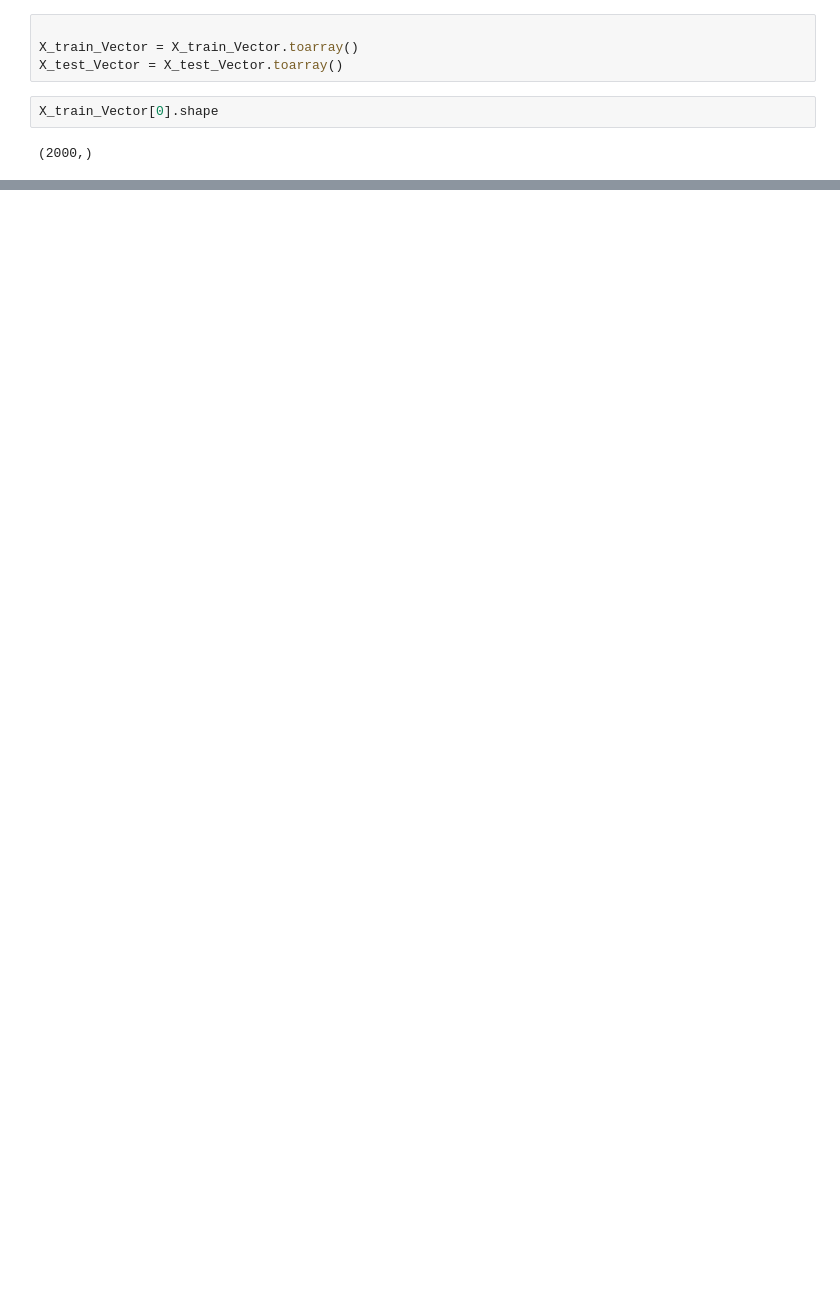
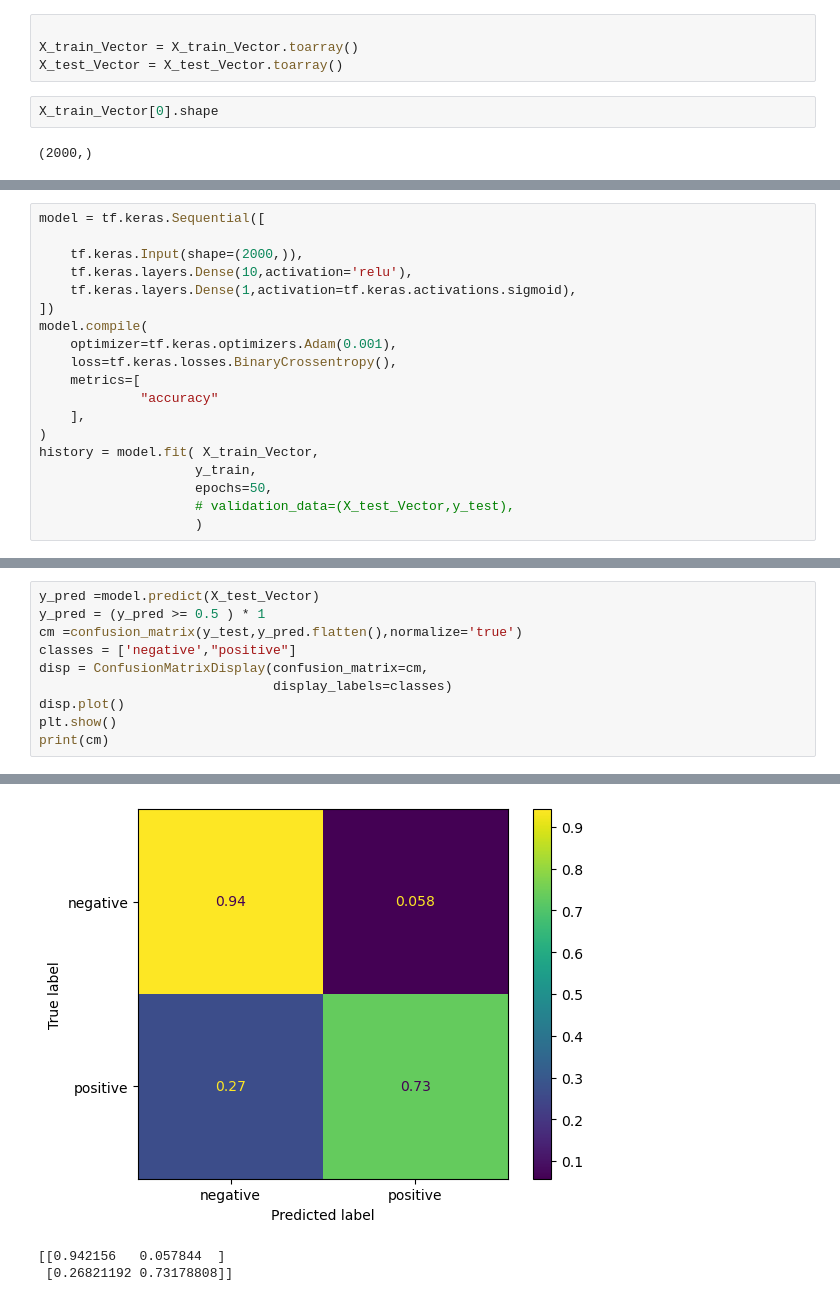
Before and after one commit to azhermurad/Natural_Language_Processing_With_Python, a Jupyter notebook: Deep_Learning/TF_Classification.ipynb, the cells around one changed output, grey strips where cells are left out. Drawn from its saved outputs; the diff is of its cells as text; blank space fills up the shorter version.

```diff
--- a/Deep_Learning/TF_Classification.ipynb
+++ b/Deep_Learning/TF_Classification.ipynb
@@ -168,0 +245,19 @@ False * 1
+# %%
+model = tf.keras.Sequential([
+
+    tf.keras.Input(shape=(2000,)),
+    tf.keras.layers.Dense(10,activation='relu'),
+    tf.keras.layers.Dense(1,activation=tf.keras.activations.sigmoid),
+])
+model.compile(
+    optimizer=tf.keras.optimizers.Adam(0.001),
+    loss=tf.keras.losses.BinaryCrossentropy(),
+    metrics=[
+             "accuracy"
+    ],
+)
+history = model.fit( X_train_Vector,
+                    y_train,
+                    epochs=50,
+                    # validation_data=(X_test_Vector,y_test),
+                    )
@@ -168,0 +282,11 @@ False * 1
+# %%
+y_pred =model.predict(X_test_Vector)
+y_pred = (y_pred >= 0.5 ) * 1
+cm =confusion_matrix(y_test,y_pred.flatten(),normalize='true')
+classes = ['negative',"positive"]
+disp = ConfusionMatrixDisplay(confusion_matrix=cm,
+                              display_labels=classes)
+disp.plot()
+plt.show()
+print(cm)
+# %% [output]
@@ -168,0 +294,3 @@ False * 1
+[figure, added]
+[[0.942156   0.057844  ]
+ [0.26821192 0.73178808]]
```
Also changed, not shown: parts of 25 cells of this notebook.
